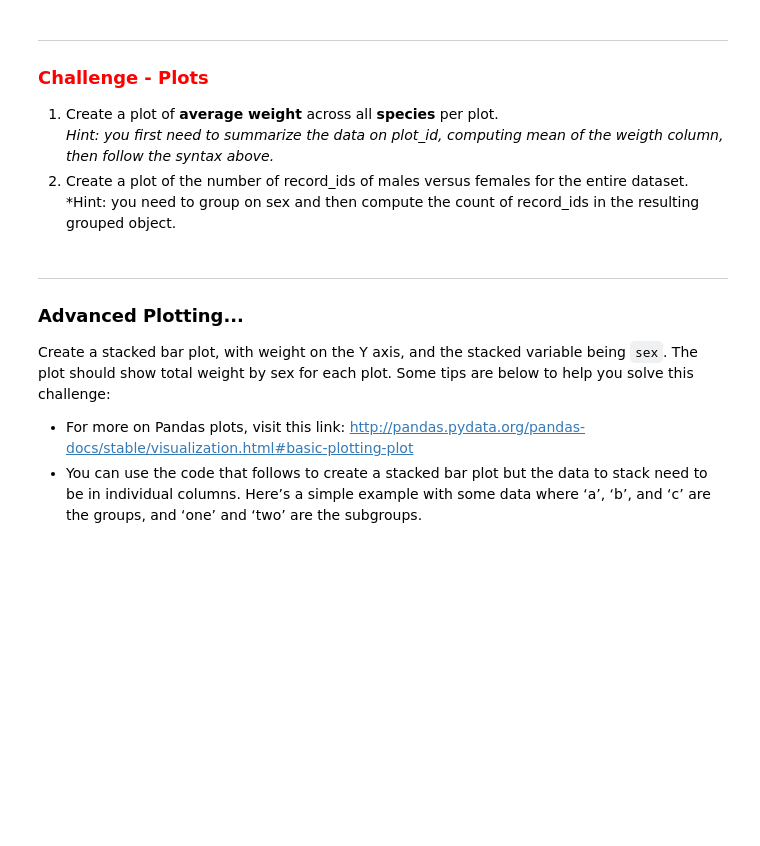
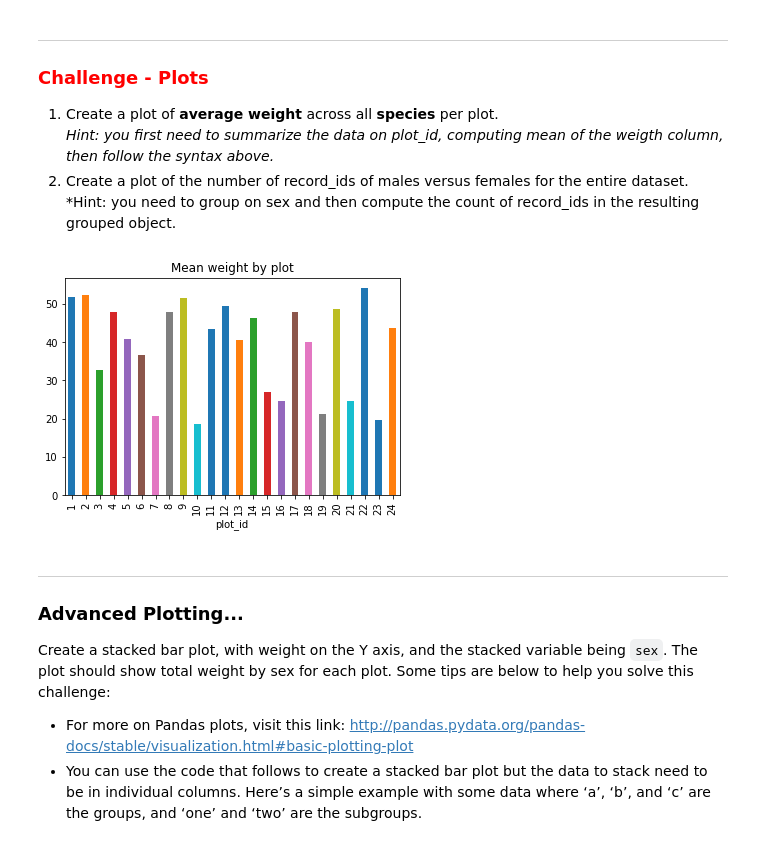
Before and after one commit to kdelyser/DataRodeo, a Jupyter notebook: Pandas/1-Getting-to-know-Pandas.ipynb, the cells around one changed output. Saved outputs shown, nothing was run; the diff lists cells and outputs as text; code cells hidden in the pictures; blank space fills up the shorter version.

```diff
--- a/Pandas/1-Getting-to-know-Pandas.ipynb
+++ b/Pandas/1-Getting-to-know-Pandas.ipynb
@@ -235,8 +464,10 @@ species_counts.plot(kind='bar',
 1. Create a plot of the number of record_ids of males versus females for the entire dataset.<br>*Hint: you need to group on sex and then compute the count of record_ids in the resulting grouped object.
 # %%
 #Challenge 1: Plot average weight per plot
-data = surveys_df.groupby('???????').mean()['??????']
-data.plot(kind='bar',title="Mean weight by plot"));
+data = surveys_df.groupby(['plot_id']).mean()['weight']
+data.plot(kind='bar',title="Mean weight by plot");
+# %% [output]
+[figure, added]
 # %%
 #Challenge 1: Plot average weight per plot
 data = surveys_df.groupby('plot_id').mean()['weight']
```
Also changed, not shown: parts of 34 cells of this notebook, 1 other file.
